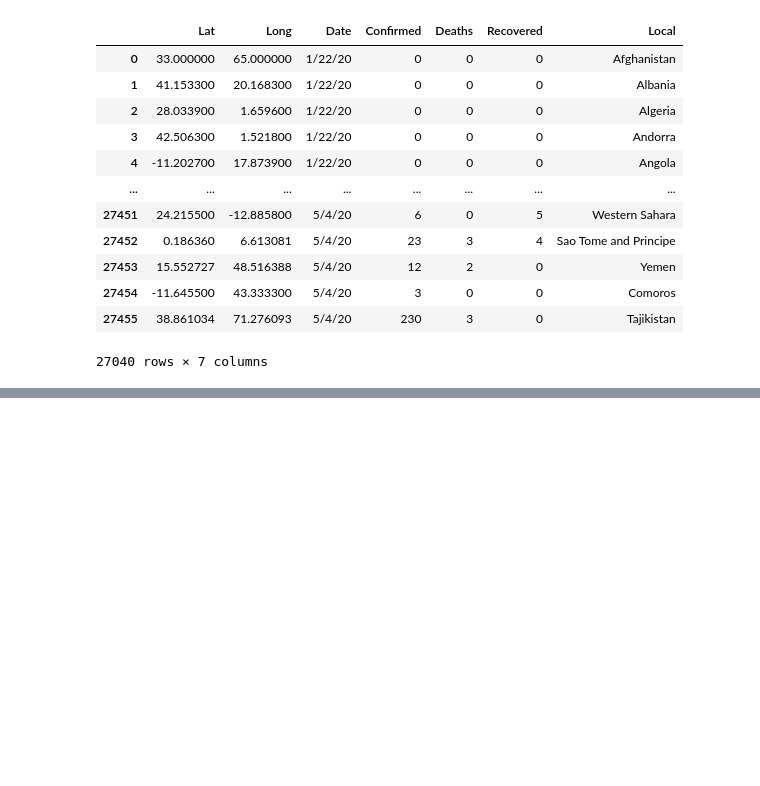
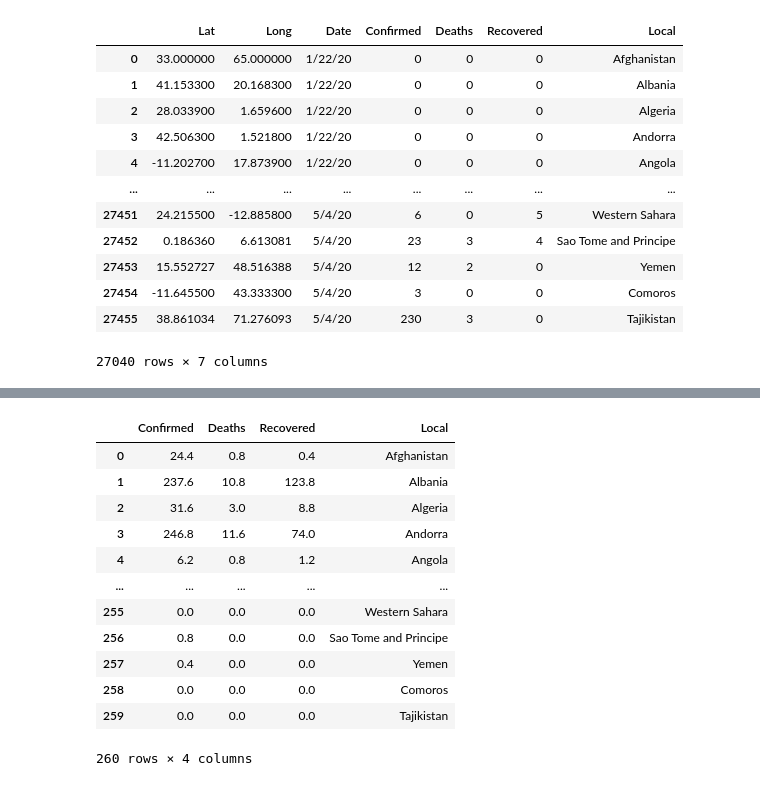
Before and after one commit to JoaoRicardoCardoso/MIEIC_IART_19_PROJ, a Jupyter notebook: PROJ2/Distance.Epi.ipynb, the cells around one changed output, grey strips where cells are left out. Drawn from its saved outputs; the diff is of its cells as text; code cells hidden in the pictures; blank space fills up the shorter version.

Commit message:
first result of knn regressor

```diff
--- a/PROJ2/Distance.Epi.ipynb
+++ b/PROJ2/Distance.Epi.ipynb
@@ -120,0 +158,30 @@ Já que pretendemos construir um modelo de regressão destes dados, vamos recorr
+# %%
+#colunas em que vamos basear as previsões
+x_columns = ['Lat','Long']
+#colunas que queremos
+y_columns = ['Confirmed','Deaths','Recovered']
+
+from sklearn.neighbors import KNeighborsRegressor
+#criar o modelo e usar o número de vizinhos default, 5.
+knn = KNeighborsRegressor(n_neighbors=5)
+#aplicar a função de fit ao set de treino
+knn.fit(train[x_columns],train[y_columns])
+#fazer previsões do set de teste usando
+predictions = knn.predict(test[x_columns])
+predictions = pd.DataFrame(data=predictions,columns=['Confirmed','Deaths','Recovered'])
+predictions['Local'] = test['Local'].tolist()
+predictions
+# %% [output]
+|  | Confirmed | Deaths | Recovered | Local |
+| 0 | 24.4 | 0.8 | 0.4 | Afghanistan |
+| 1 | 237.6 | 10.8 | 123.8 | Albania |
+| 2 | 31.6 | 3.0 | 8.8 | Algeria |
+| 3 | 246.8 | 11.6 | 74.0 | Andorra |
+| 4 | 6.2 | 0.8 | 1.2 | Angola |
+| ... | ... | ... | ... | ... |
+| 255 | 0.0 | 0.0 | 0.0 | Western Sahara |
+| 256 | 0.8 | 0.0 | 0.0 | Sao Tome and Principe |
+| 257 | 0.4 | 0.0 | 0.0 | Yemen |
+| 258 | 0.0 | 0.0 | 0.0 | Comoros |
+| 259 | 0.0 | 0.0 | 0.0 | Tajikistan |
+260 rows × 4 columns
```
Also changed, not shown: parts of 3 cells of this notebook.
